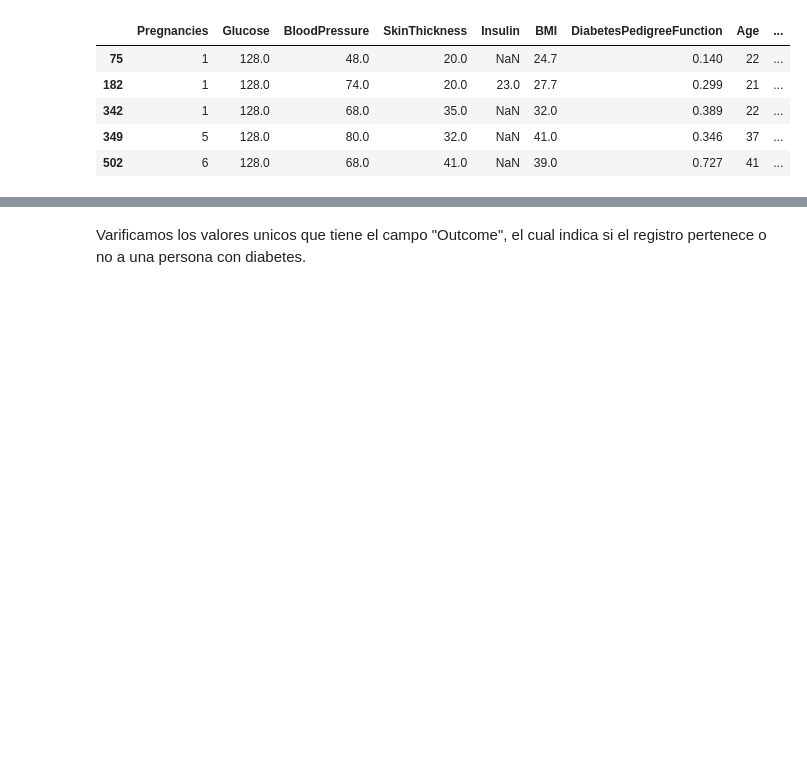
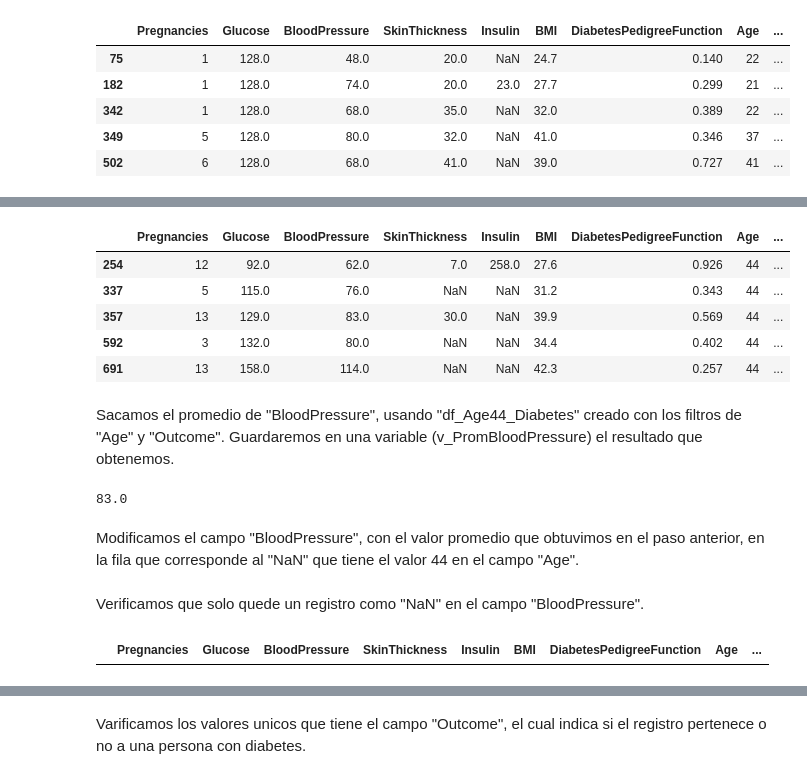
Before and after one commit to gabrielcan/ModeloDeDatosDiabetesPima, a Jupyter notebook: ModeloDiabetes.ipynb, the cells around one changed output, grey strips where cells are left out. Cells and saved outputs as stored; diff of their text form; code cells hidden in the pictures; blank space fills up the shorter version.

```diff
--- a/ModeloDiabetes.ipynb
+++ b/ModeloDiabetes.ipynb
@@ -286,0 +379,20 @@ df.loc[indexValoresNanGlucose]
+# %%
+df_Age44_Diabetes=df_limpio[(df_limpio['Age']==44)&(df_limpio['Outcome']==1)]
+df_Age44_Diabetes
+# %% [output]
+|  | Pregnancies | Glucose | BloodPressure | SkinThickness | Insulin | BMI | DiabetesPedigreeFunction | Age | ... |
+| 254 | 12 | 92.0 | 62.0 | 7.0 | 258.0 | 27.6 | 0.926 | 44 | ... |
+| 337 | 5 | 115.0 | 76.0 | NaN | NaN | 31.2 | 0.343 | 44 | ... |
+| 357 | 13 | 129.0 | 83.0 | 30.0 | NaN | 39.9 | 0.569 | 44 | ... |
+| 592 | 3 | 132.0 | 80.0 | NaN | NaN | 34.4 | 0.402 | 44 | ... |
+| 691 | 13 | 158.0 | 114.0 | NaN | NaN | 42.3 | 0.257 | 44 | ... |
+# %% [markdown]
+Sacamos el promedio de "BloodPressure", usando "df_Age44_Diabetes" creado con los filtros de "Age" y "Outcome".
+Guardaremos en una variable (v_PromBloodPressure) el resultado que obtenemos.
+# %%
+v_PromBloodPressure=df_Age44_Diabetes['BloodPressure'].mean().round(0)
+print(v_PromBloodPressure) #Mostramos el resultado
+# %% [output]
+83.0
+# %% [markdown]
+Modificamos el campo "BloodPressure", con el valor promedio que obtuvimos en el paso anterior, en la fila que corresponde al "NaN" que tiene el valor 44 en el campo "Age".
@@ -286,0 +401,6 @@ df.loc[indexValoresNanGlucose]
+# %% [markdown]
+Verificamos que solo quede un registro como "NaN" en el campo "BloodPressure".
+# %%
+df_limpio[df_limpio.BloodPressure.isna()]
+# %% [output]
+|  | Pregnancies | Glucose | BloodPressure | SkinThickness | Insulin | BMI | DiabetesPedigreeFunction | Age | ... |
```
Also changed, not shown: parts of 25 cells of this notebook.
